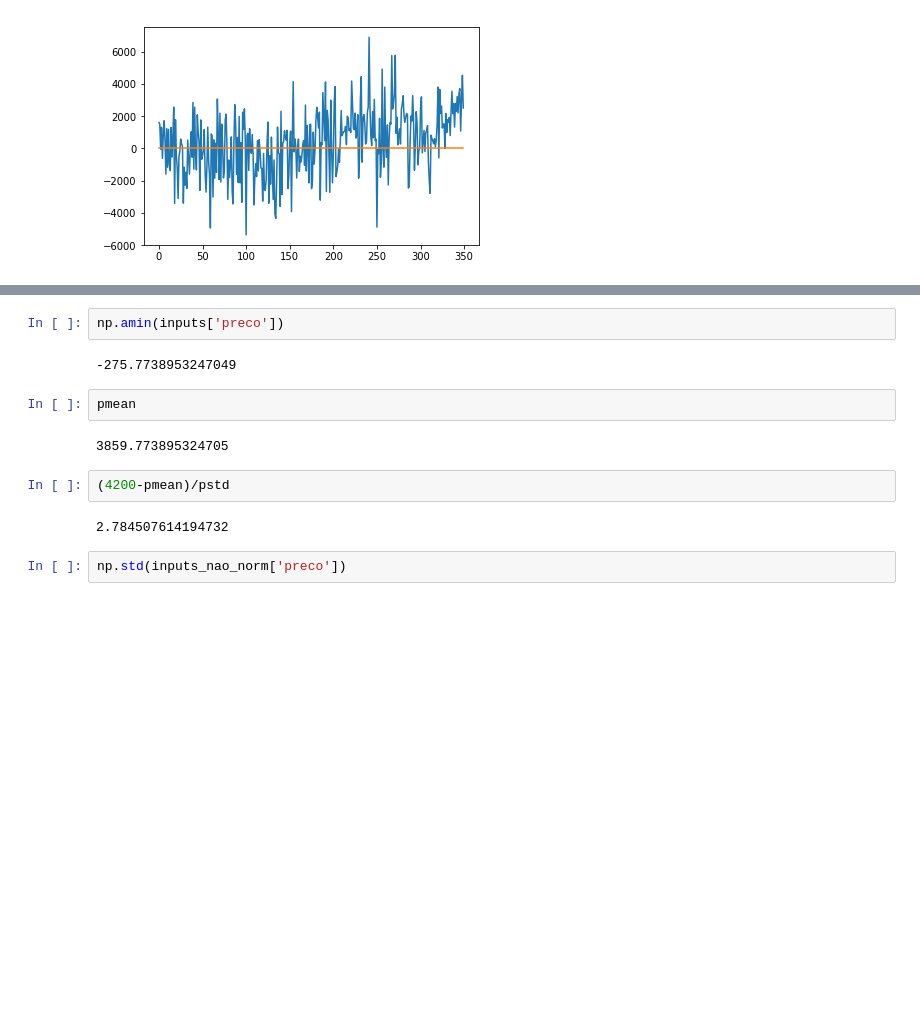
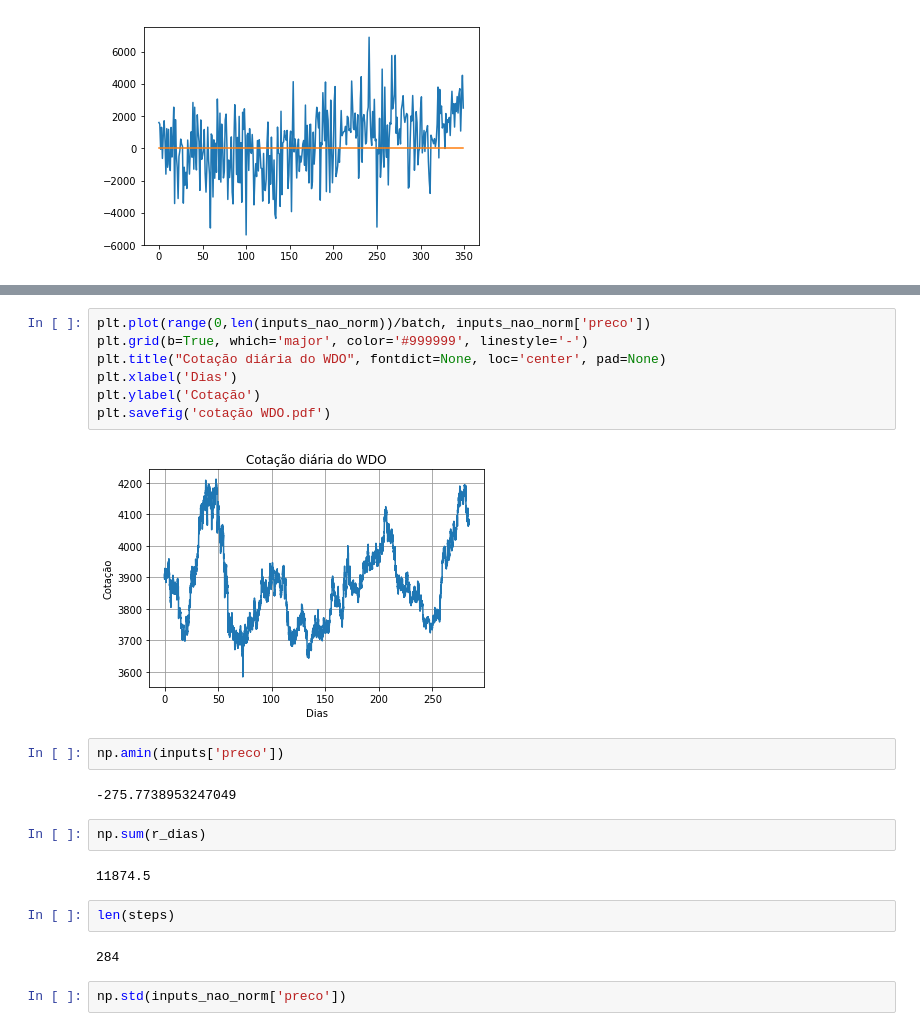
Before and after one commit to pigortekids/TCCgit, a Jupyter notebook: brunao/v2/DQN_teste-14-c-Copy1.ipynb, the cells around one changed output, grey strips where cells are left out. Drawn from its saved outputs; the diff is of its cells as text; blank space fills up the shorter version.

```diff
--- a/brunao/v2/DQN_teste-14-c-Copy1.ipynb
+++ b/brunao/v2/DQN_teste-14-c-Copy1.ipynb
@@ -517,15 +544,24 @@ plt.plot(range(0,len(inputs_nao_norm)), inputs_nao_norm['preco'])
+# %%
+plt.plot(range(0,len(inputs_nao_norm))/batch, inputs_nao_norm['preco'])
+plt.grid(b=True, which='major', color='#999999', linestyle='-')
+plt.title("Cotação diária do WDO", fontdict=None, loc='center', pad=None)
+plt.xlabel('Dias')
+plt.ylabel('Cotação')
+plt.savefig('cotação WDO.pdf')
+# %% [output]
+[figure, added]
 # %%
 np.amin(inputs['preco'])
 # %% [output]
 -275.7738953247049
-# %%
-pmean
-# %% [output]
-3859.773895324705
-# %%
-(4200-pmean)/pstd
-# %% [output]
-2.784507614194732
+# %%
+np.sum(r_dias)
+# %% [output]
+11874.5
+# %%
+len(steps)
+# %% [output]
+284
 # %%
 np.std(inputs_nao_norm['preco'])
 # %% [output]
```
Also changed, not shown: parts of 9 cells of this notebook, 9 other files.
